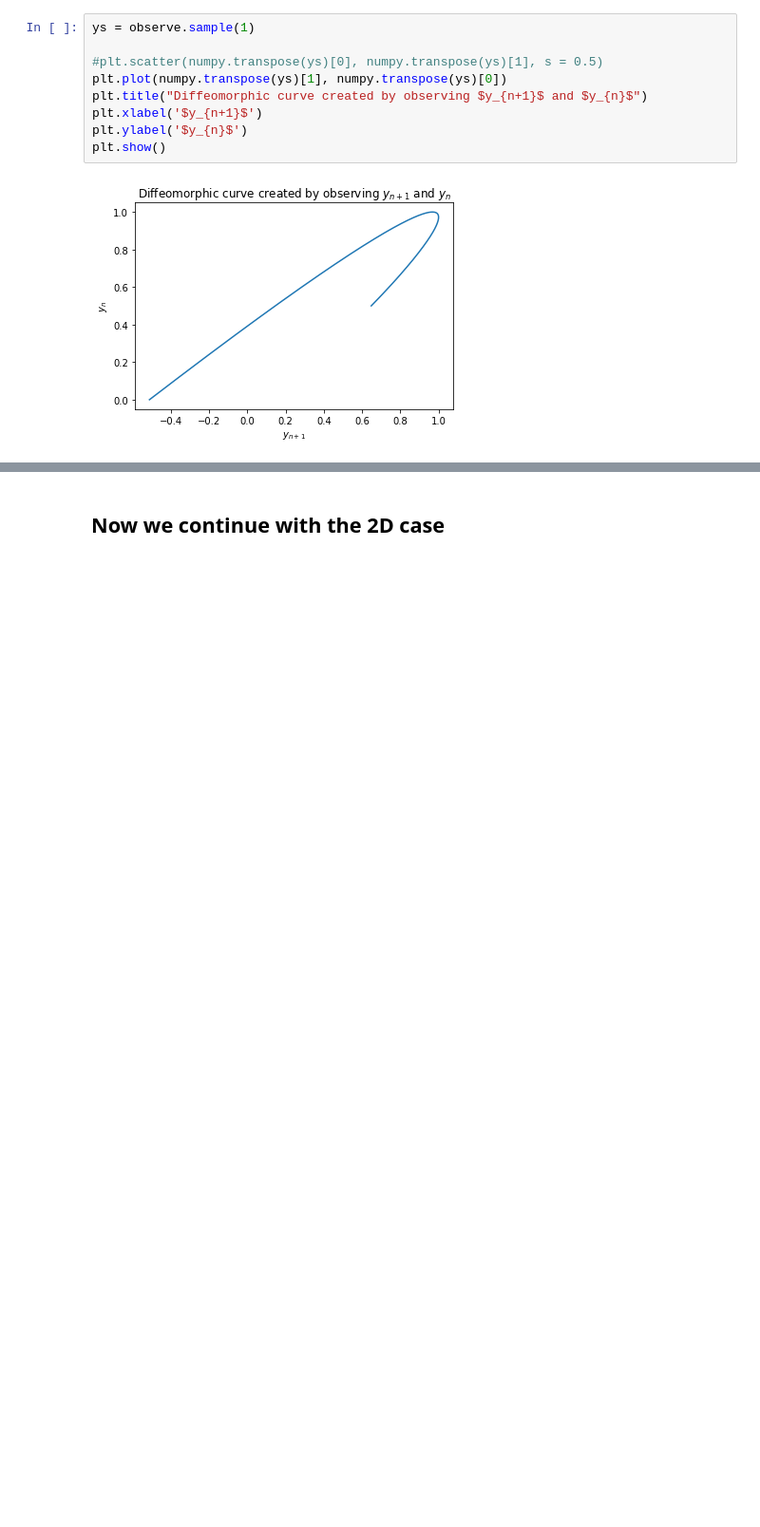
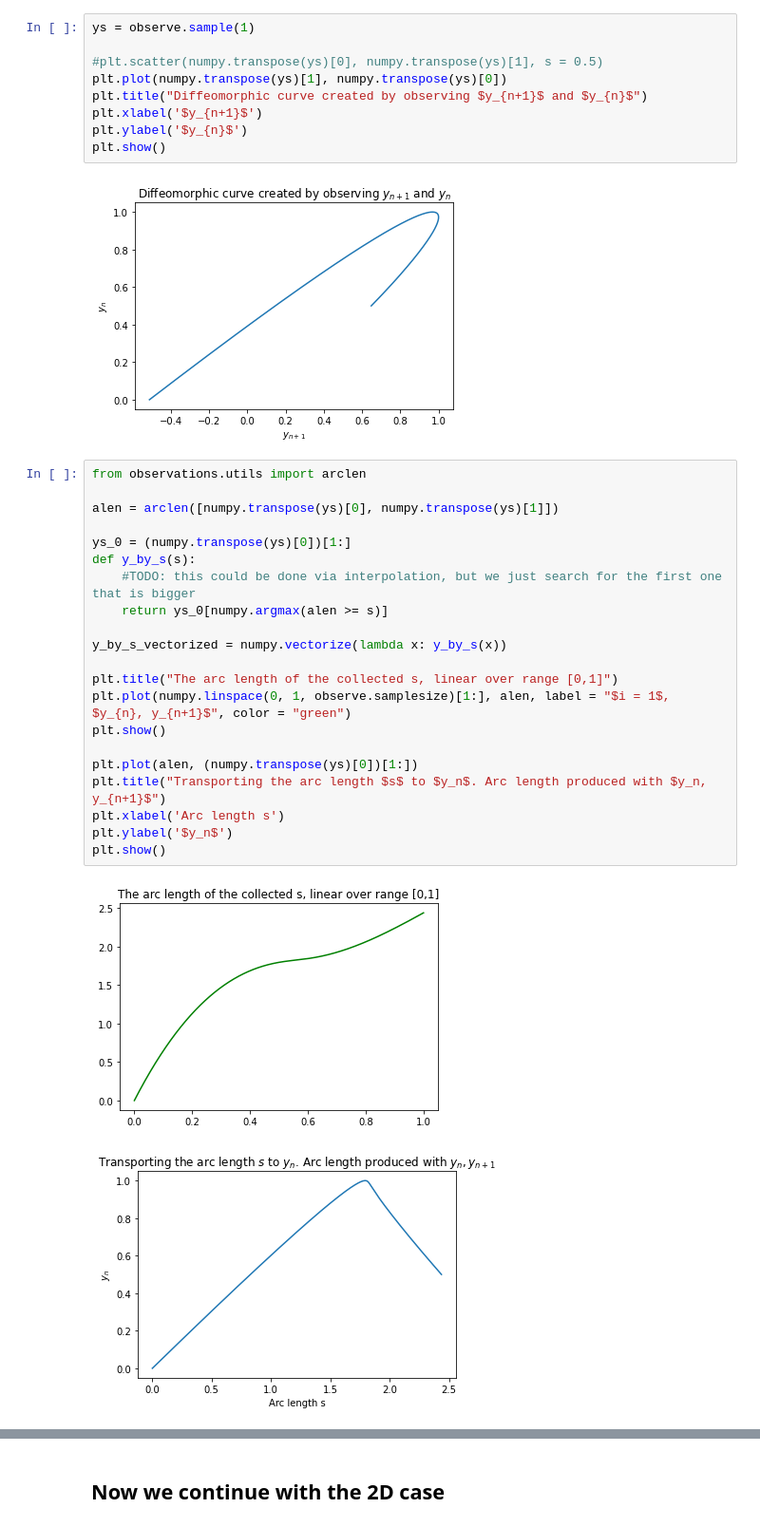
Before and after one commit to plainerman/density-transport, a Jupyter notebook: full_one_dimensional.ipynb, the cells around one changed output, grey strips where cells are left out. Shown at 95% size. Cells and saved outputs as stored; diff of their text form; blank space fills up the shorter version.

```diff
--- a/full_one_dimensional.ipynb
+++ b/full_one_dimensional.ipynb
@@ -26,3 +26,27 @@ plt.ylabel('$y_{n}$')
 plt.show()
 # %% [output]
 [figure]
+# %%
+from observations.utils import arclen
+
+alen = arclen([numpy.transpose(ys)[0], numpy.transpose(ys)[1]])
+
+ys_0 = (numpy.transpose(ys)[0])[1:]
+def y_by_s(s):
+    #TODO: this could be done via interpolation, but we just search for the first one that is bigger
+    return ys_0[numpy.argmax(alen >= s)]
+
+y_by_s_vectorized = numpy.vectorize(lambda x: y_by_s(x))
+
+plt.title("The arc length of the collected s, linear over range [0,1]")
+plt.plot(numpy.linspace(0, 1, observe.samplesize)[1:], alen, label = "$i = 1$, $y_{n}, y_{n+1}$", color = "green")
+plt.show()
+
+plt.plot(alen, (numpy.transpose(ys)[0])[1:])
+plt.title("Transporting the arc length $s$ to $y_n$. Arc length produced with $y_n, y_{n+1}$")
+plt.xlabel('Arc length s')
+plt.ylabel('$y_n$')
+plt.show()
+# %% [output]
+[figure, added]
+[figure, added]
```
Also changed, not shown: parts of 16 cells of this notebook.
